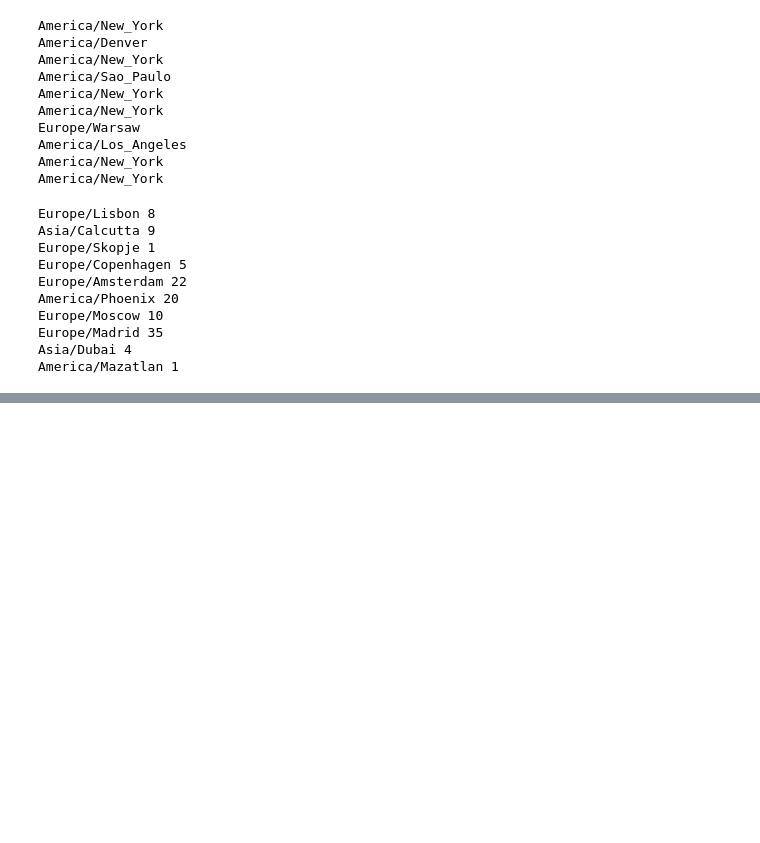
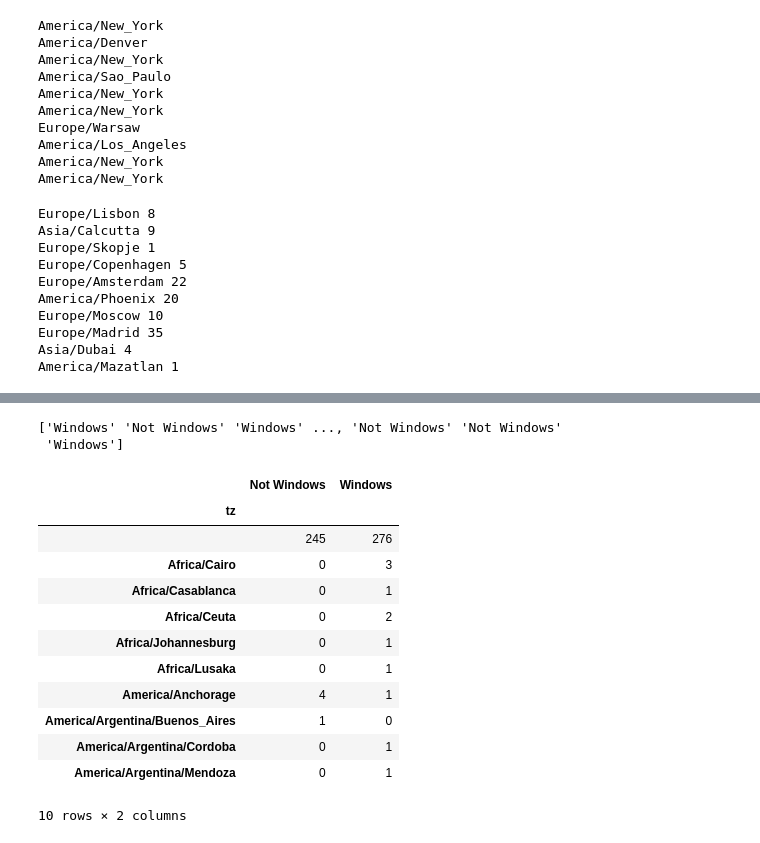
Before and after one commit to rmorshea/home-gitlab, a Jupyter notebook: Python/misc/PythonForDataAnalysis/PythonDataAnlysis.ipynb, the cells around one changed output, grey strips where cells are left out. Drawn from its saved outputs; the diff is of its cells as text; code cells hidden in the pictures; blank space fills up the shorter version.

```diff
--- a/Python/misc/PythonForDataAnalysis/PythonDataAnlysis.ipynb
+++ b/Python/misc/PythonForDataAnalysis/PythonDataAnlysis.ipynb
@@ -99,0 +216,32 @@ counts = Counter(Timezones)
+# %%
+#clean data which contains null entry in 'a'
+aFrame = Frame['a']
+cln_Frame = Frame[aFrame.notnull()]
+# %%
+import numpy as np
+
+#find which data entries in 'a' contain 'Windows'
+os = np.where(cln_Frame['a'].str.contains('Windows'),'Windows','Not Windows')
+print os
+# %% [output]
+['Windows' 'Not Windows' 'Windows' ..., 'Not Windows' 'Not Windows'
+ 'Windows']
+# %%
+#roup counts, analogous to the value_counts function, can be computed using size
+datByTzOs = cln_Frame.groupby(['tz',os])
+agg_counts = datByTzOs.size().unstack().fillna(0)
+agg_counts[:10]
+# %% [output]
+|  | Not Windows | Windows |
+| tz |  |  |
+|  | 245 | 276 |
+| Africa/Cairo | 0 | 3 |
+| Africa/Casablanca | 0 | 1 |
+| Africa/Ceuta | 0 | 2 |
+| Africa/Johannesburg | 0 | 1 |
+| Africa/Lusaka | 0 | 1 |
+| America/Anchorage | 4 | 1 |
+| America/Argentina/Buenos_Aires | 1 | 0 |
+| America/Argentina/Cordoba | 0 | 1 |
+| America/Argentina/Mendoza | 0 | 1 |
+10 rows × 2 columns
```
Also changed, not shown: parts of 14 cells of this notebook.
